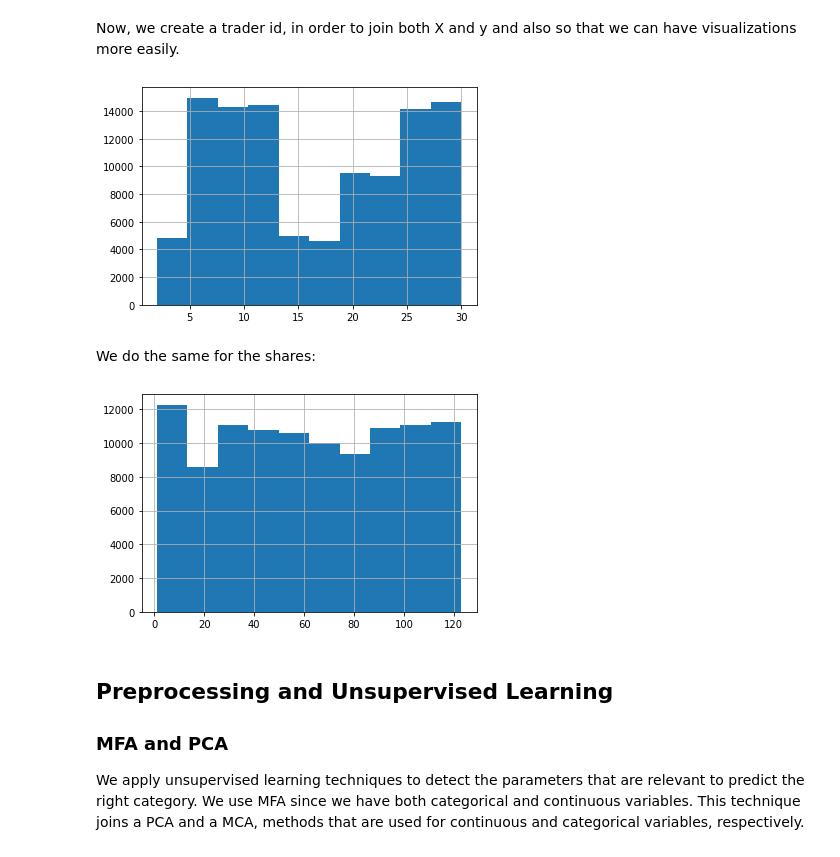
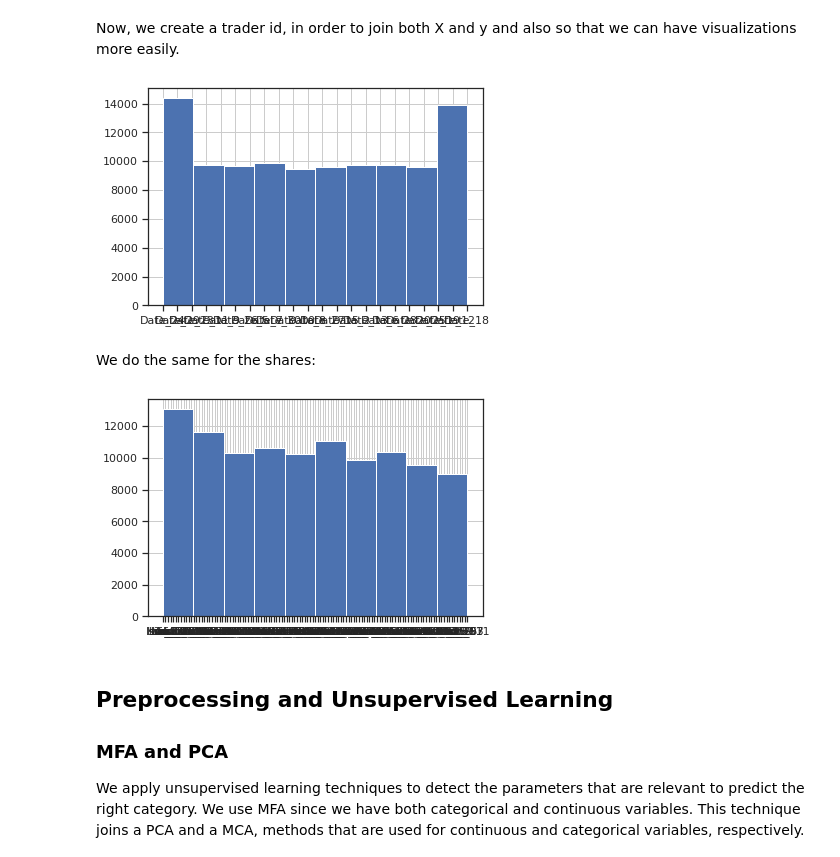
Before and after one commit to aliciafmachado/amf-challenge, a Jupyter notebook: Project_INF569.ipynb, the cells around one changed output. Drawn from its saved outputs; the diff is of its cells as text; code cells hidden in the pictures.

Commit message:
Now the pca, mfa and plotting work

```diff
--- a/Project_INF569.ipynb
+++ b/Project_INF569.ipynb
@@ -90,17 +109,17 @@ We plot how many operations were done in each day of the month. We also show the
 Now, we create a trader id, in order to join both X and y and also so that we can have visualizations more easily.
 # %%
 # TODO: how to unify data from y and X
-train_x['Day'].hist()
+train_x_df['Day'].hist()
 plt.show()
 # %% [output]
-[figure, old version]
+[figure, new version]
 # %% [markdown]
 We do the same for the shares:
 # %%
-train_x['Share'].hist()
+train_x_df['Share'].hist()
 plt.show()
 # %% [output]
-[figure, old version]
+[figure, new version]
 # %% [markdown]
 ## Preprocessing and Unsupervised Learning
 
```
Also changed, not shown: parts of 9 cells of this notebook.
